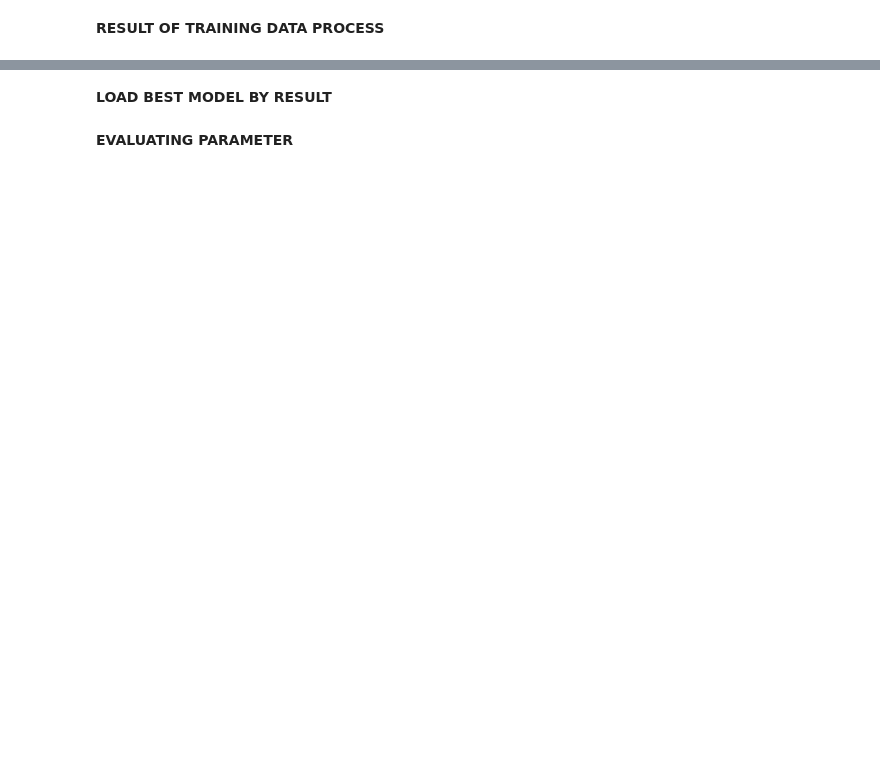
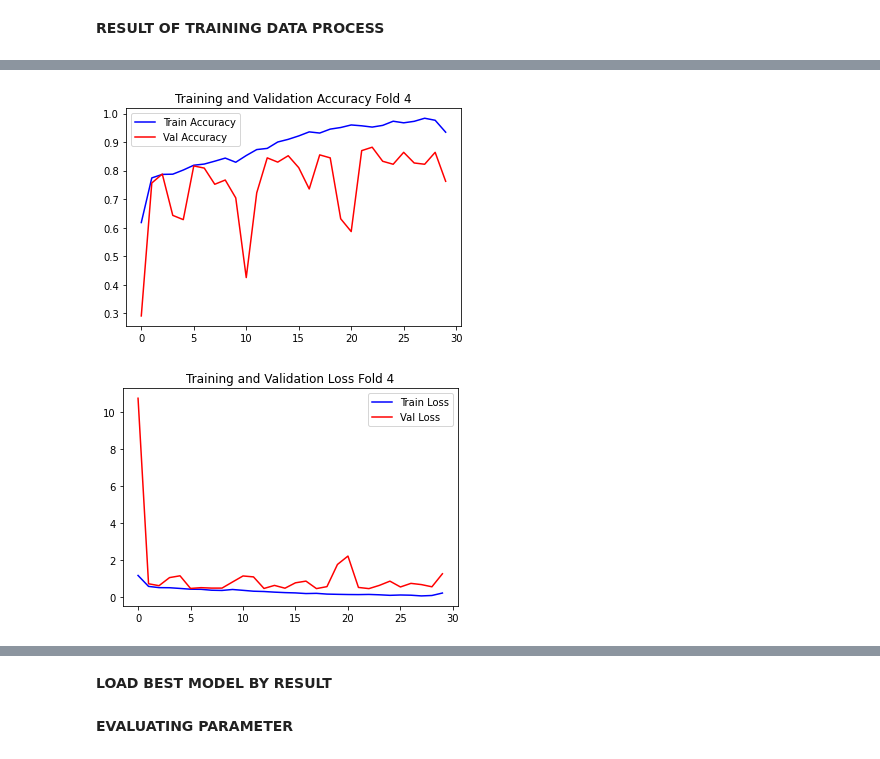
Before and after one commit to avishatr/TA, a Jupyter notebook: alexnet-corn-or-maize-disease-detectection.ipynb, the cells around one changed output, grey strips where cells are left out. Drawn from its saved outputs; the diff is of its cells as text; code cells hidden in the pictures; blank space fills up the shorter version.

```diff
--- a/alexnet-corn-or-maize-disease-detectection.ipynb
+++ b/alexnet-corn-or-maize-disease-detectection.ipynb
@@ -273,22 +328,25 @@ plt.show()
 # %%
 #FOLD 4
 #Train and validation accuracy
 plt.title('Training and Validation Accuracy Fold 4')
 plt.plot(model_history[3].history['accuracy'], label='Train Accuracy', color='blue', )
 plt.plot(model_history[3].history['val_accuracy'], label='Val Accuracy', color='red', )
 plt.legend()
 plt.savefig("Accuracy_fold 4.jpg")
 plt.show()
 
 plt.figure()
 
 #Train and validation loss
-plt.title('Training and Validation Accuracy Fold 4')
+plt.title('Training and Validation Loss Fold 4')
 plt.plot(model_history[3].history['loss'], label='Train Loss', color='blue', )
 plt.plot(model_history[3].history['val_loss'], label='Val Loss', color='red', )
 plt.legend()
 plt.savefig("Loss_fold 4.jpg")
 plt.show()
+# %% [output]
+[figure, added]
+[figure, added]
 # %%
 #FOLD 5
 #Train and validation accuracy
```
Also changed, not shown: parts of 17 cells of this notebook.
